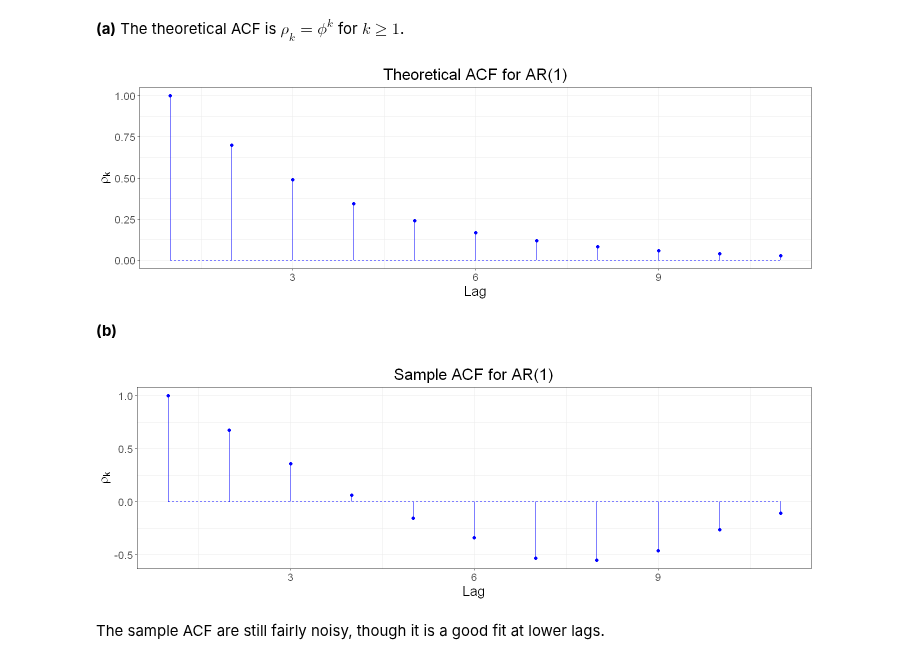
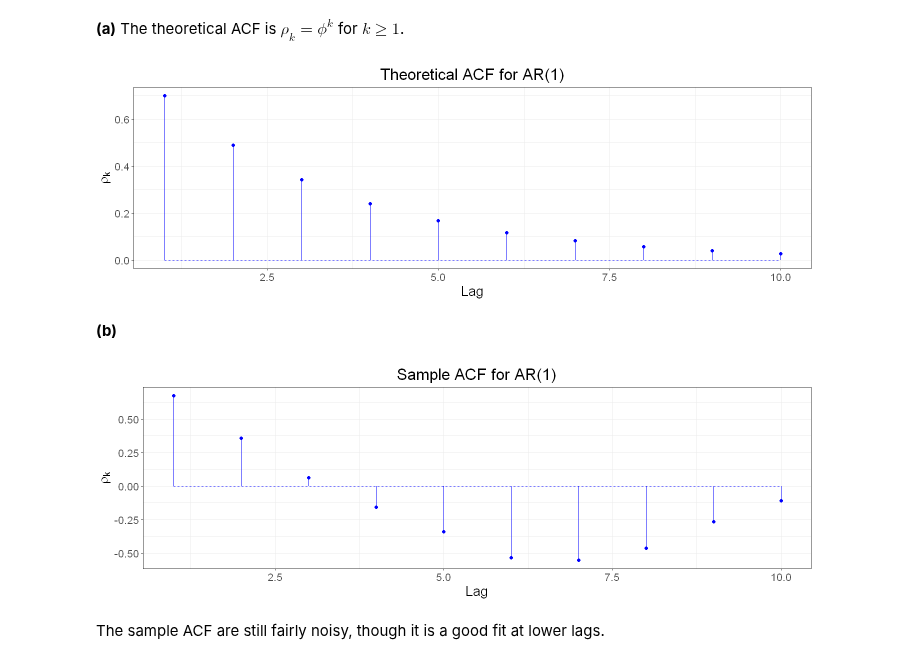
Before and after one commit to telmo-correa/time-series-analysis, a Jupyter notebook: R/Chapter 06 (Ex 21 - 30) - Model Specification.ipynb, the cells around one changed output. Drawn from its saved outputs; the diff is of its cells as text; code cells hidden in the pictures.

```diff
--- a/R/Chapter 06 (Ex 21 - 30) - Model Specification.ipynb
+++ b/R/Chapter 06 (Ex 21 - 30) - Model Specification.ipynb
@@ -382,15 +380,15 @@ Y = arima.sim(model=list(ar=0.7), n=36)
 # %% [markdown]
 **(a)**  The theoretical ACF is $\rho_k = \phi^k$ for $k \geq 1$.
 # %%
-plot_acf(ARMAacf(ar=0.7, lag.max=10), title='Theoretical ACF for AR(1)')
+plot_acf(ARMAacf(ar=0.7, lag.max=10)[-1], title='Theoretical ACF for AR(1)')
 # %% [output]
-[figure, old version]
+[figure, new version]
 # %% [markdown]
 **(b)**
 # %%
-plot_acf(acf(Y, lag.max=10, plot=F)$acf, title='Sample ACF for AR(1)')
+plot_acf(acf(Y, lag.max=10, plot=F)$acf[-1], title='Sample ACF for AR(1)')
 # %% [output]
-[figure, old version]
+[figure, new version]
 # %% [markdown]
 The sample ACF are still fairly noisy, though it is a good fit at lower lags.
 # %% [markdown]
```
Also changed, not shown: parts of 50 cells of this notebook, 1 other file.
